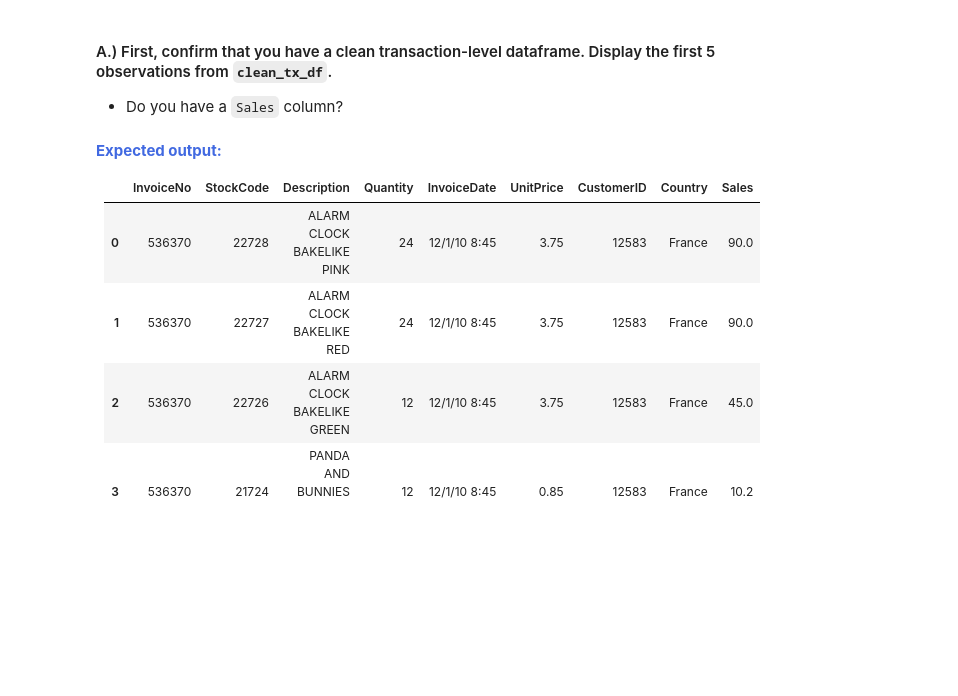
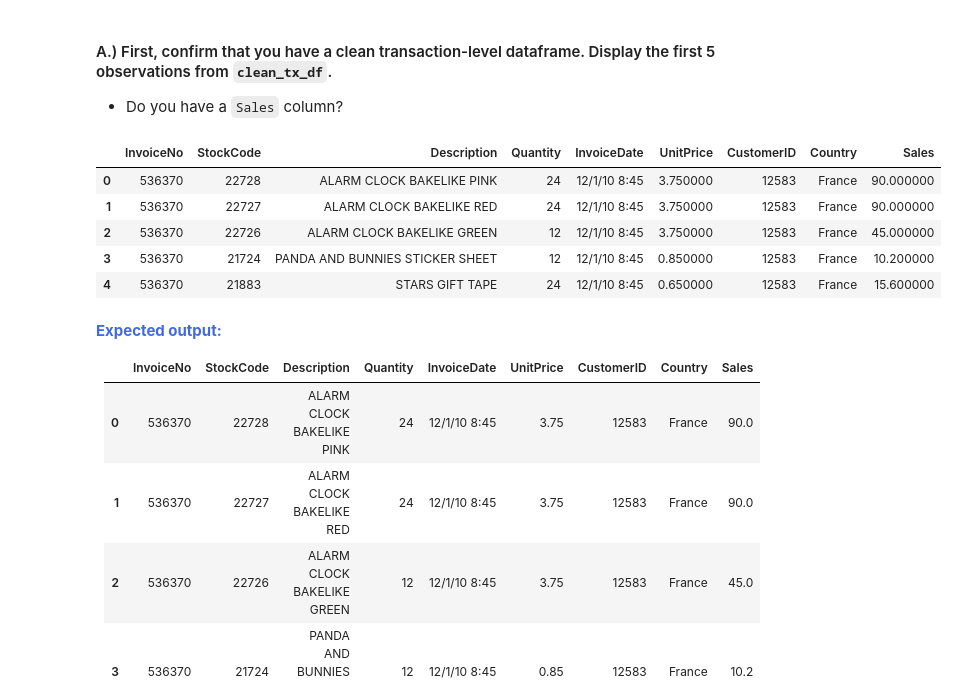
Before and after one commit to tundeiness/Unsupervised_Customer, a Jupyter notebook: 1 - Workbook - Data Wrangling.ipynb, the cells around one changed output. Drawn from its saved outputs; the diff is of its cells as text; code cells hidden in the pictures; blank space fills up the shorter version.

Commit message:
check for sales column

```diff
--- a/1 - Workbook - Data Wrangling.ipynb
+++ b/1 - Workbook - Data Wrangling.ipynb
@@ -147,6 +147,17 @@ Before moving on, it's imperative that you've been following along the online Co
 # %% [markdown]
 #### A.) First, confirm that you have a clean transaction-level dataframe. Display the first 5 observations from <code>clean_tx_df</code>.
 * Do you have a <code>Sales</code> column?
+# %%
+# check for Sales column
+
+clean_tx_df.head()
+# %% [output]
+|  | InvoiceNo | StockCode | Description | Quantity | InvoiceDate | UnitPrice | CustomerID | Country | Sales |
+| 0 | 536370 | 22728 | ALARM CLOCK BAKELIKE PINK | 24 | 12/1/10 8:45 | 3.750000 | 12583 | France | 90.000000 |
+| 1 | 536370 | 22727 | ALARM CLOCK BAKELIKE RED | 24 | 12/1/10 8:45 | 3.750000 | 12583 | France | 90.000000 |
+| 2 | 536370 | 22726 | ALARM CLOCK BAKELIKE GREEN | 12 | 12/1/10 8:45 | 3.750000 | 12583 | France | 45.000000 |
+| 3 | 536370 | 21724 | PANDA AND BUNNIES STICKER SHEET | 12 | 12/1/10 8:45 | 0.850000 | 12583 | France | 10.200000 |
+| 4 | 536370 | 21883 | STARS GIFT TAPE | 24 | 12/1/10 8:45 | 0.650000 | 12583 | France | 15.600000 |
 # %% [markdown]
 <strong style="color:RoyalBlue">Expected output:</strong>
 <table border="1" class="dataframe">
```
